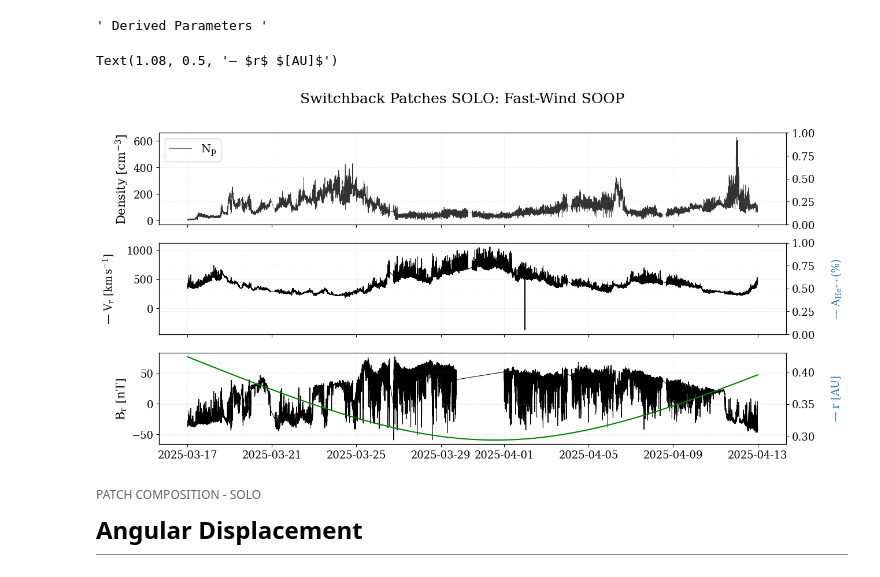
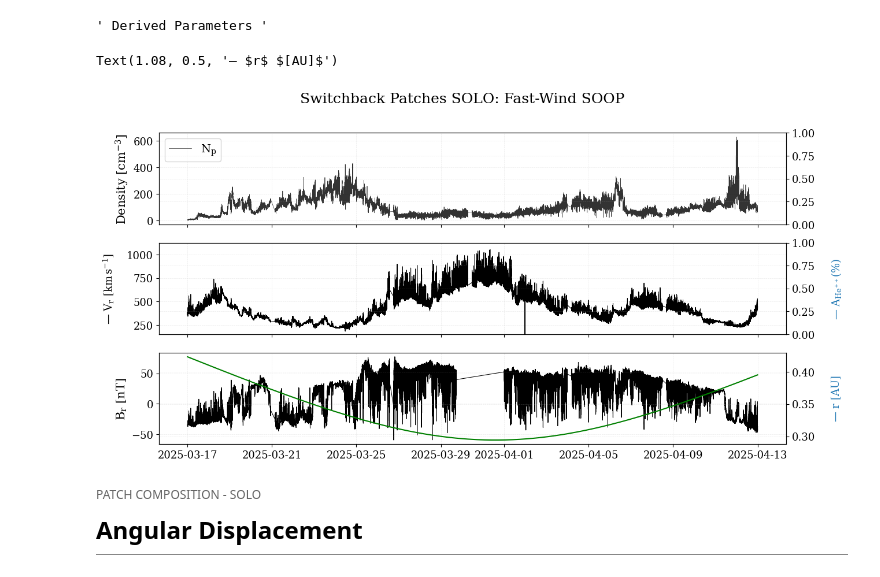
Before and after one commit to TristanVrg/patch-composition, a Jupyter notebook: patch-solo.ipynb, the cells around one changed output. Drawn from its saved outputs; the diff is of its cells as text; code cells hidden in the pictures.

```diff
--- a/patch-solo.ipynb
+++ b/patch-solo.ipynb
@@ -93,34 +93,35 @@ ax2.annotate(
     xycoords='axes fraction',
     rotation=90,
     va='center',
     ha='center',
     color='black')
+ax2.set_ylim(150, None)
 
 ax2b.annotate(
     r'— $A_{He^{++}} (\%)$',
     xy=(1.08, 0.5),
     xycoords='axes fraction',
     rotation=90,
     va='center',
     ha='center',
     color='tab:blue')
 
 ax3b = ax3.twinx()
 ax3.plot(time_index, data_solo['Br'], color ='black', linewidth='0.75')
 ax3b.plot(time_index, data_solo['r_sun'], color='green')
 ax3.set_ylabel('$B_r$ $[nT]$')
 ax3b.annotate(
     r'— $r$ $[AU]$',
     xy=(1.08, 0.5),
     xycoords='axes fraction',
     rotation=90,
     va='center',
     ha='center',
     color='tab:blue')
 # ax3b.set_ylim(None,0.2)
 # %% [output]
 Text(1.08, 0.5, '— $r$ $[AU]$')
-[figure, old version]
+[figure, new version]
 # %% [markdown]
 <div style="
     font-family: 'Times New Roman', serif;
```
Also changed, not shown: parts of 6 cells of this notebook, 1 other file.
